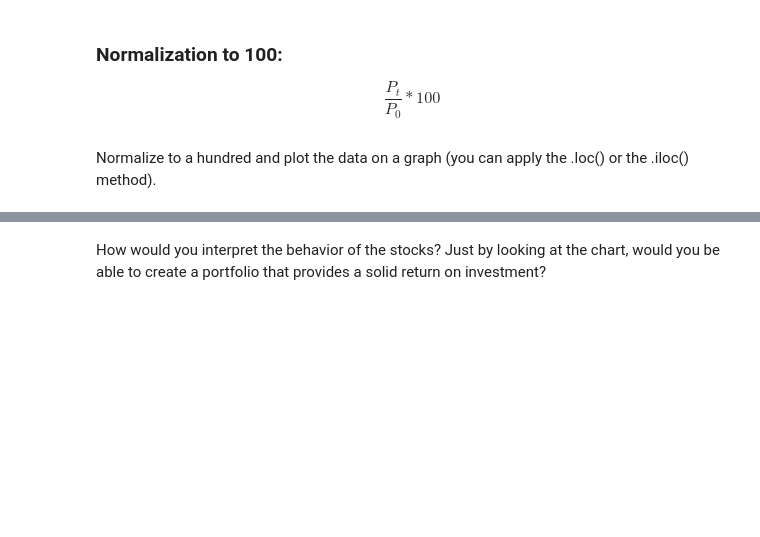
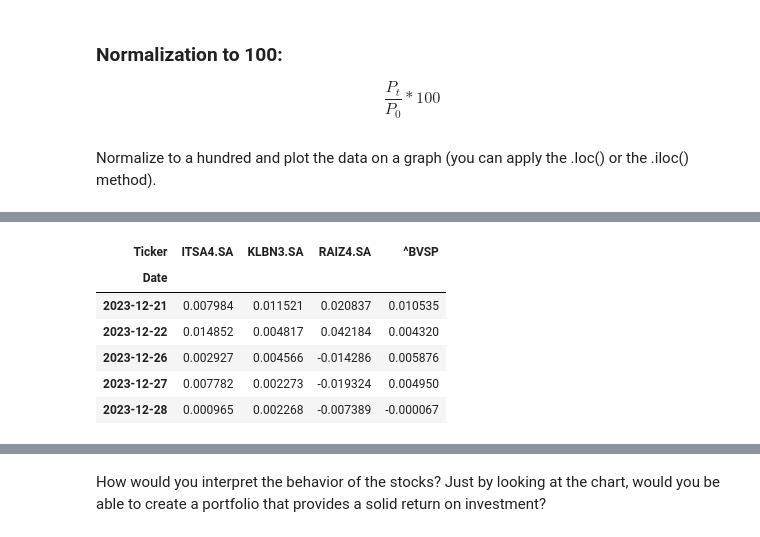
Before and after one commit to RISONALDOMENDES/python-para-financas--investimento-e-analise-de-dados, a Jupyter notebook: 67 Calculating the Return Portfo Secur/Calculating the Return of a Portfolio of Securities - Exercise_IEX.ipynb, the cells around one changed output, grey strips where cells are left out. Drawn from its saved outputs; the diff is of its cells as text; code cells hidden in the pictures; blank space fills up the shorter version.

```diff
--- a/67 Calculating the Return Portfo Secur/Calculating the Return of a Portfolio of Securities - Exercise_IEX.ipynb
+++ b/67 Calculating the Return Portfo Secur/Calculating the Return of a Portfolio of Securities - Exercise_IEX.ipynb
@@ -31,0 +70,12 @@ Normalize to a hundred and plot the data on a graph (you can apply the .loc() or
+# %%
+ind_return = (tabela_cotacoes / tabela_cotacoes.shift(1)) - 1
+
+ind_return.head()
+# %% [output]
+| Ticker | ITSA4.SA | KLBN3.SA | RAIZ4.SA | ^BVSP |
+| Date |  |  |  |  |
+| 2023-12-21 | 0.007984 | 0.011521 | 0.020837 | 0.010535 |
+| 2023-12-22 | 0.014852 | 0.004817 | 0.042184 | 0.004320 |
+| 2023-12-26 | 0.002927 | 0.004566 | -0.014286 | 0.005876 |
+| 2023-12-27 | 0.007782 | 0.002273 | -0.019324 | 0.004950 |
+| 2023-12-28 | 0.000965 | 0.002268 | -0.007389 | -0.000067 |
```
Also changed, not shown: parts of 6 cells of this notebook.
